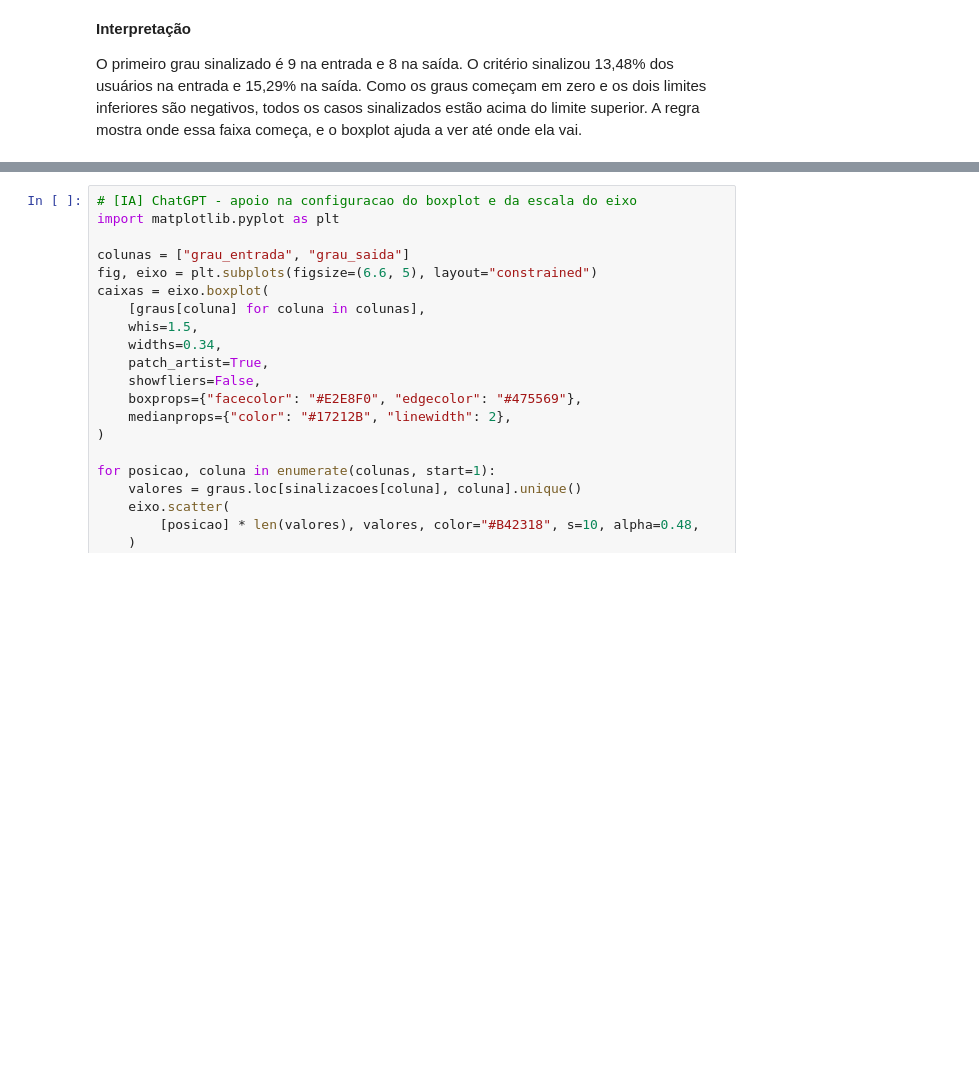
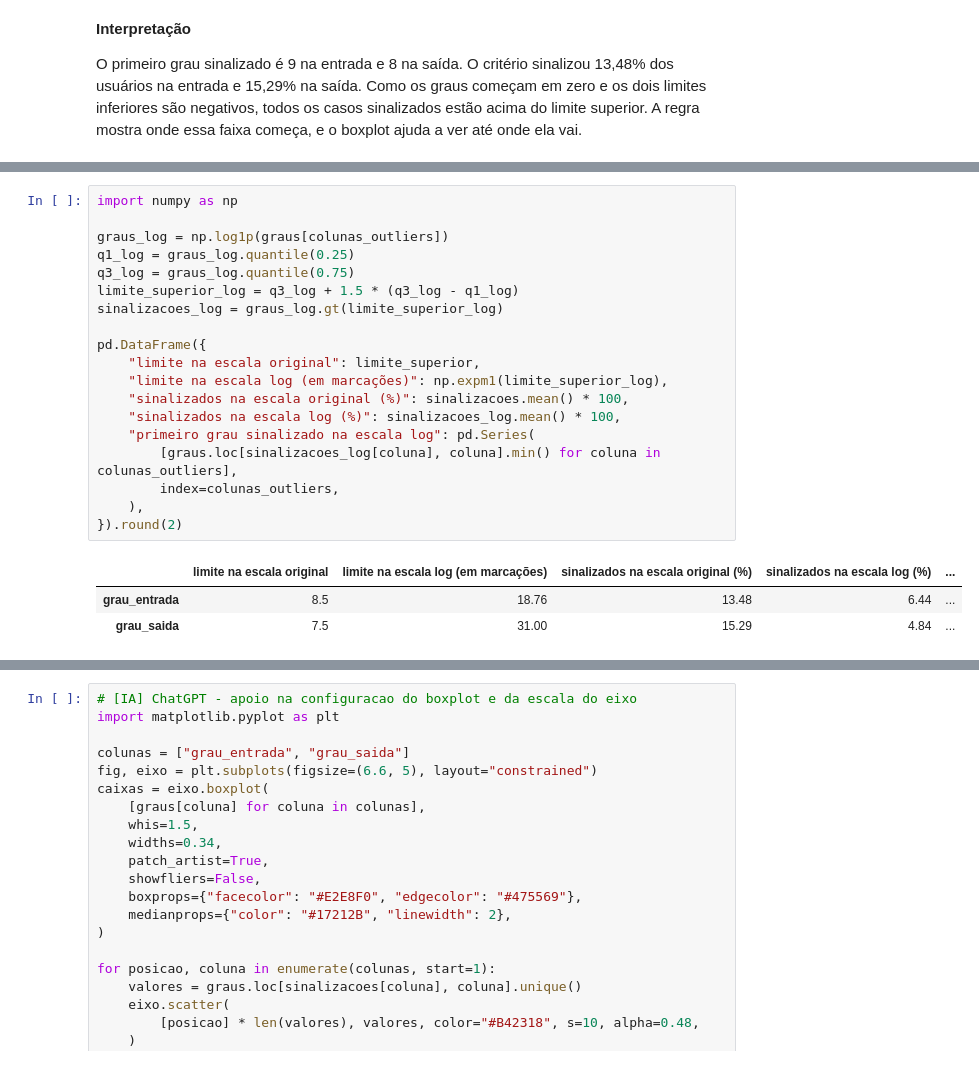
Before and after one commit to arthurlins7/Projeto-Grafos, a Jupyter notebook: notebooks/01_exploracao_dados.ipynb, the cells around one changed output, grey strips where cells are left out. Drawn from its saved outputs; the diff is of its cells as text; blank space fills up the shorter version.

Commit message:
feat: aplicar IQR em escala logarítmica nos graus

```diff
--- a/notebooks/01_exploracao_dados.ipynb
+++ b/notebooks/01_exploracao_dados.ipynb
@@ -639,0 +644,23 @@ O primeiro grau sinalizado é 9 na entrada e 8 na saída. O critério sinalizou
+# %%
+import numpy as np
+
+graus_log = np.log1p(graus[colunas_outliers])
+q1_log = graus_log.quantile(0.25)
+q3_log = graus_log.quantile(0.75)
+limite_superior_log = q3_log + 1.5 * (q3_log - q1_log)
+sinalizacoes_log = graus_log.gt(limite_superior_log)
+
+pd.DataFrame({
+    "limite na escala original": limite_superior,
+    "limite na escala log (em marcações)": np.expm1(limite_superior_log),
+    "sinalizados na escala original (%)": sinalizacoes.mean() * 100,
+    "sinalizados na escala log (%)": sinalizacoes_log.mean() * 100,
+    "primeiro grau sinalizado na escala log": pd.Series(
+        [graus.loc[sinalizacoes_log[coluna], coluna].min() for coluna in colunas_outliers],
+        index=colunas_outliers,
+    ),
+}).round(2)
+# %% [output]
+|  | limite na escala original | limite na escala log (em marcações) | sinalizados na escala original (%) | sinalizados na escala log (%) | ... |
+| grau_entrada | 8.5 | 18.76 | 13.48 | 6.44 | ... |
+| grau_saida | 7.5 | 31.00 | 15.29 | 4.84 | ... |
```
Also changed, not shown: parts of 3 cells of this notebook.
